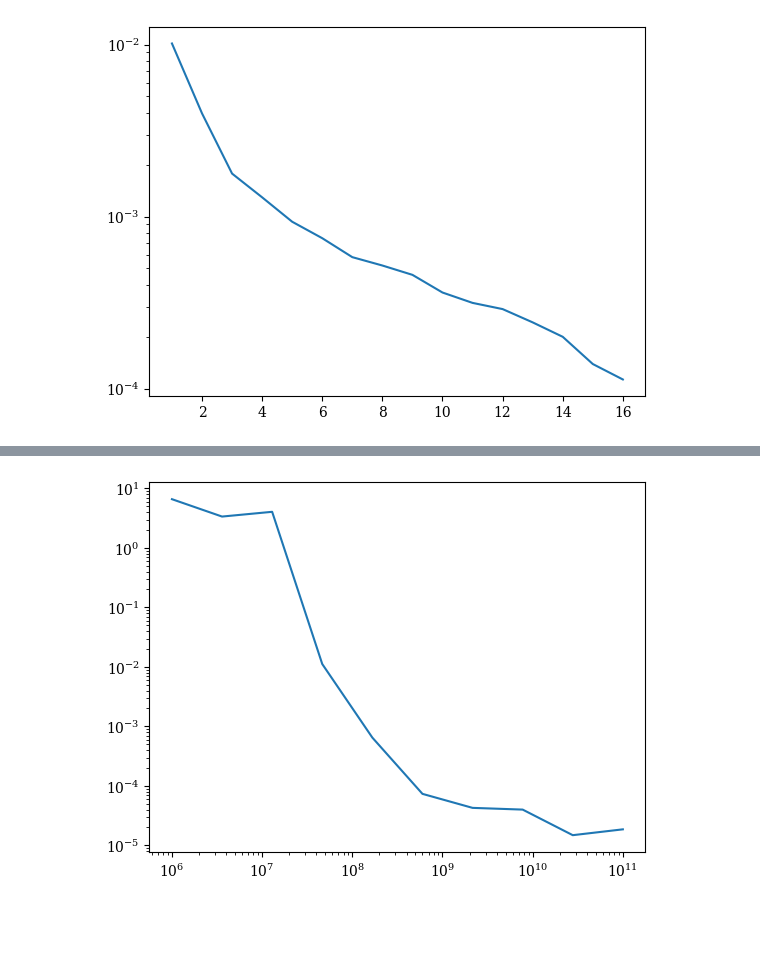
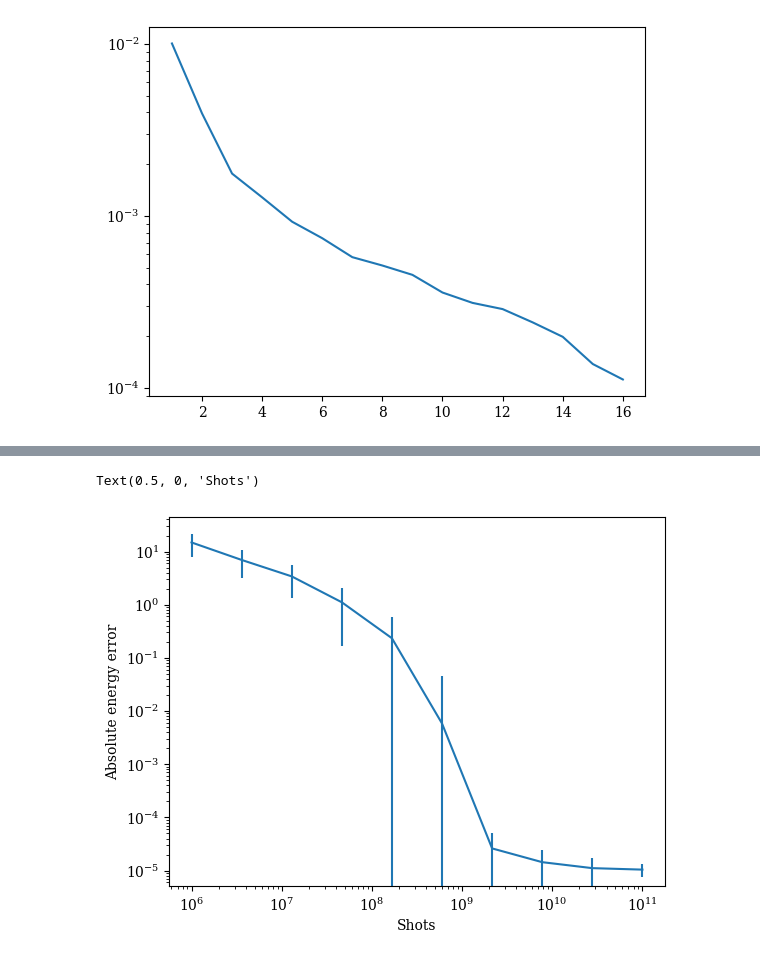
Before and after one commit to rmlarose/compare-vkp, a Jupyter notebook: qrylov_shot_noise.ipynb, the cells around one changed output, grey strips where cells are left out. Drawn from its saved outputs; the diff is of its cells as text; code cells hidden in the pictures; blank space fills up the shorter version.

Commit message:
Got error bars.

```diff
--- a/qrylov_shot_noise.ipynb
+++ b/qrylov_shot_noise.ipynb
@@ -395,12 +395,18 @@ def perturb_gaussian(h, s, std):
     noisy_s = s + np.random.normal(scale=std, size=s.shape)
     return noisy_h, noisy_s
 # %%
+reps = 200
 nshots = np.logspace(6, 11, num=10)
-errors = []
+mean_errors = []
+std_errors = []
 for shots in nshots:
-    noisy_h, noisy_s = perturb_h_s_with_noise(h, s, h_var, s_var, shots)
-    # std = 1e-6
-    # noisy_h, noisy_s = perturb_gaussian(h, s, std)
-    noisy_energy = solve_regularized_gen_eig(noisy_h, noisy_s)
-    err = abs(noisy_energy - krylov_u_evals[-1])
-    errors.append(err)
+    print(f"shots={shots}")
+    noisy_energies = []
+    for _ in range(reps):
+        noisy_h, noisy_s = perturb_h_s_with_noise(h, s, h_var, s_var, shots)
+        # print(sp.linalg.norm(noisy_h - h))
+        noisy_energy = solve_regularized_gen_eig(noisy_h, noisy_s)
+        noisy_energies.append(noisy_energy)
+    errs = np.abs(noisy_energies - krylov_u_evals[-1])
+    mean_errors.append(np.mean(errs))
+    std_errors.append(np.std(errs))
@@ -407,7 +424,10 @@ for shots in nshots:
 # %%
 fig, ax = plt.subplots()
-ax.plot(nshots, errors)
+ax.errorbar(nshots, mean_errors, yerr=std_errors)
 ax.set_yscale("log")
 ax.set_xscale("log")
+ax.set_ylabel("Absolute energy error")
+ax.set_xlabel("Shots")
 # %% [output]
+Text(0.5, 0, 'Shots')
-[figure, old version]
+[figure, new version]
```
Also changed, not shown: parts of 4 cells of this notebook.
